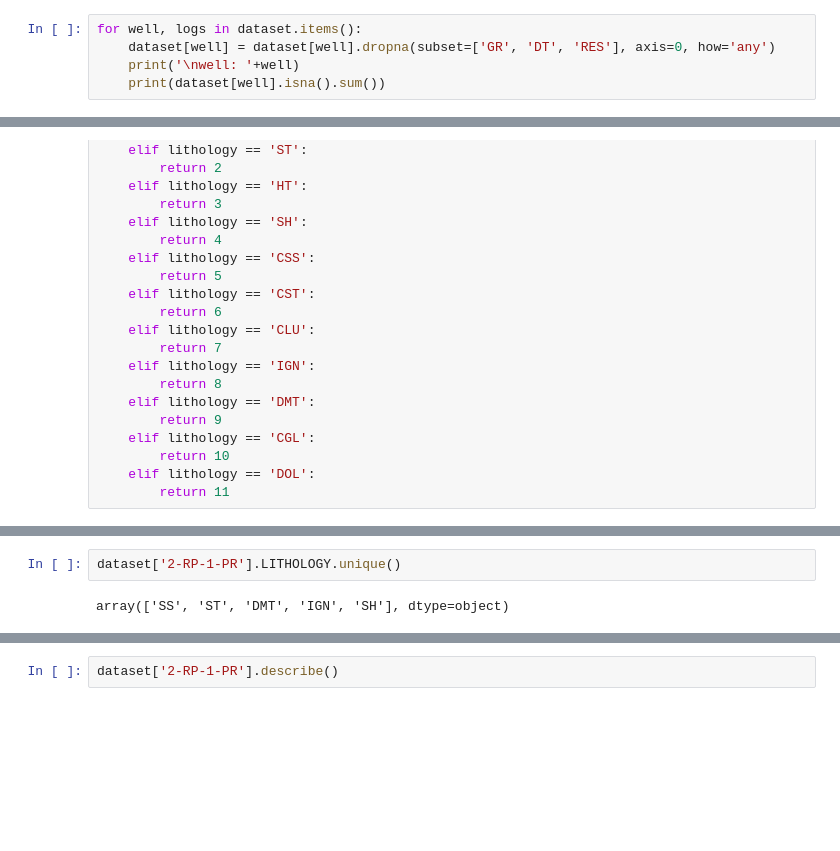
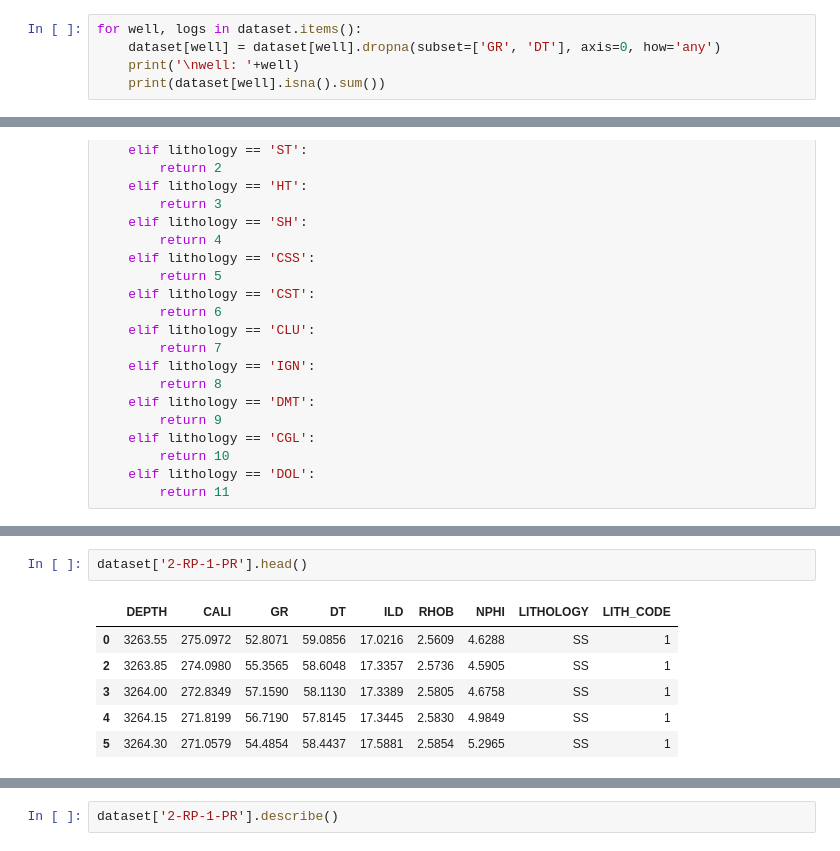
Before and after one commit to passosvasconcelos/well-log-data-analysis, a Jupyter notebook: Log Analysis Python.ipynb, the cells around one changed output, grey strips where cells are left out. Saved outputs shown, nothing was run; the diff lists cells and outputs as text; blank space fills up the shorter version.

```diff
--- a/Log Analysis Python.ipynb
+++ b/Log Analysis Python.ipynb
@@ -301,7 +256,7 @@ LITHOLOGY     12
 dtype: int64
 # %%
 for well, logs in dataset.items():
-    dataset[well] = dataset[well].dropna(subset=['GR', 'DT', 'RES'], axis=0, how='any')
+    dataset[well] = dataset[well].dropna(subset=['GR', 'DT'], axis=0, how='any')
     print('\nwell: '+well)
     print(dataset[well].isna().sum())
 # %% [output]
@@ -461,7 +420,12 @@ def log_plot(logs, logcolor, logmin, logmax, logscale, logtrack, faciescolor, fa
 
     #f.suptitle('Well: 2-TB-1-PR', fontsize=14,y=0.94)
 # %%
-dataset['2-RP-1-PR'].LITHOLOGY.unique()
+dataset['2-RP-1-PR'].head()
 # %% [output]
-array(['SS', 'ST', 'DMT', 'IGN', 'SH'], dtype=object)
+|  | DEPTH | CALI | GR | DT | ILD | RHOB | NPHI | LITHOLOGY | LITH_CODE |
+| 0 | 3263.55 | 275.0972 | 52.8071 | 59.0856 | 17.0216 | 2.5609 | 4.6288 | SS | 1 |
+| 2 | 3263.85 | 274.0980 | 55.3565 | 58.6048 | 17.3357 | 2.5736 | 4.5905 | SS | 1 |
+| 3 | 3264.00 | 272.8349 | 57.1590 | 58.1130 | 17.3389 | 2.5805 | 4.6758 | SS | 1 |
+| 4 | 3264.15 | 271.8199 | 56.7190 | 57.8145 | 17.3445 | 2.5830 | 4.9849 | SS | 1 |
+| 5 | 3264.30 | 271.0579 | 54.4854 | 58.4437 | 17.5881 | 2.5854 | 5.2965 | SS | 1 |
 # %%
```
Also changed, not shown: parts of 22 cells of this notebook.
